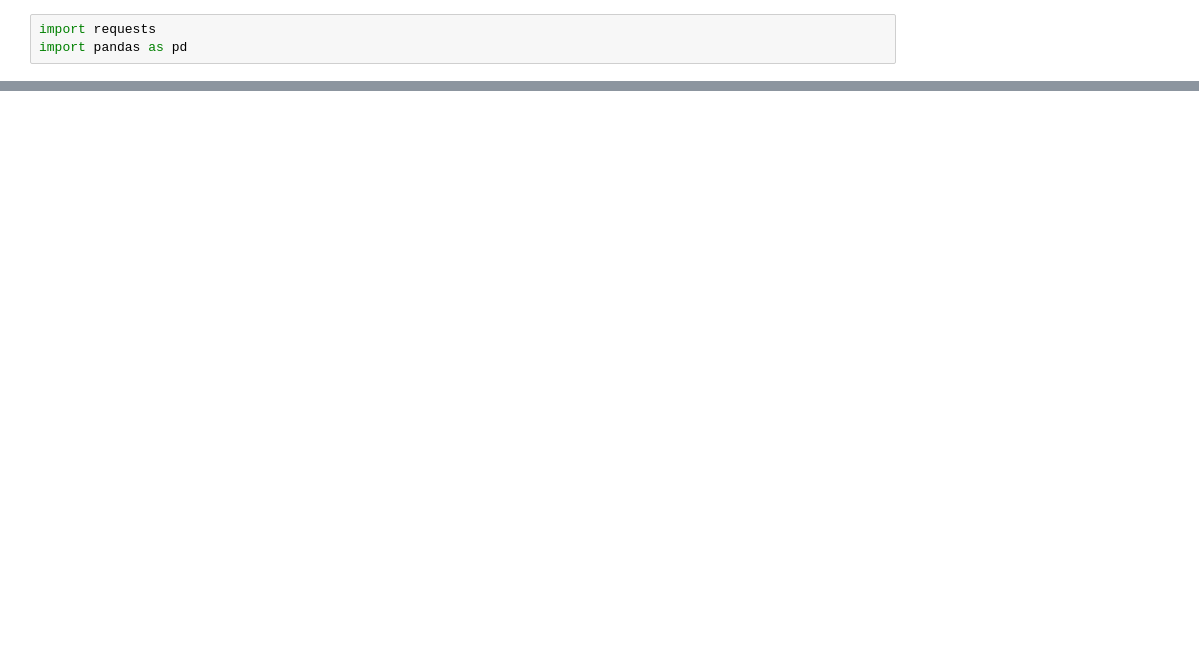
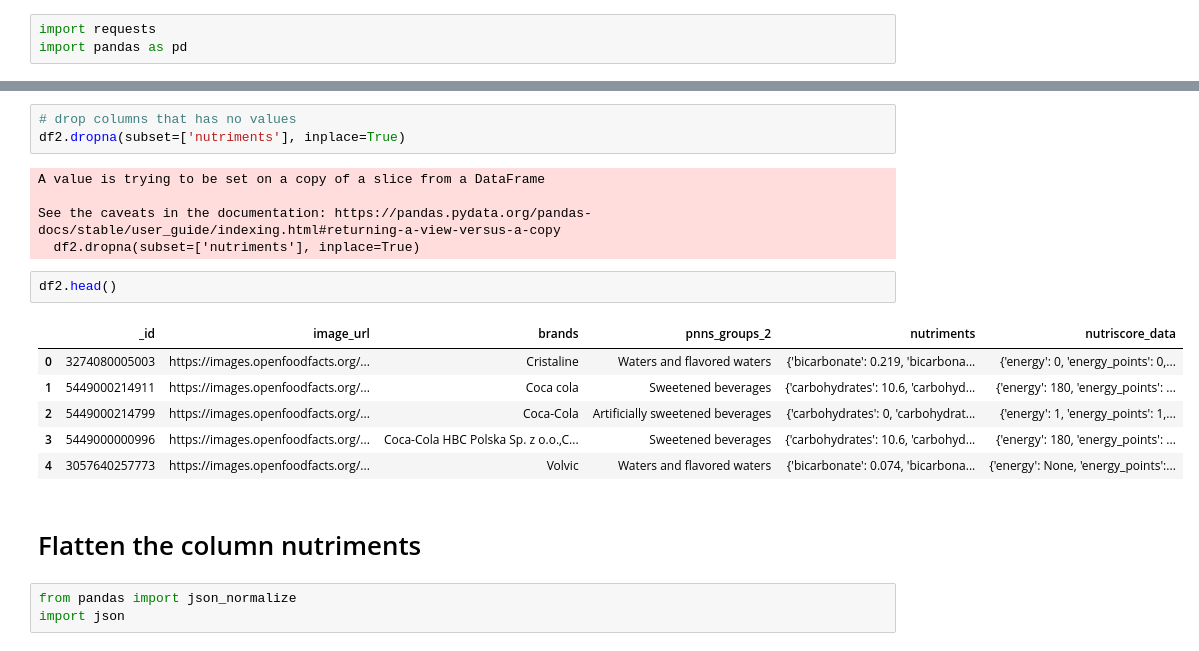
Before and after one commit to risg99/Nutriscore-Label-Decision-Modeling, a Jupyter notebook: code/extract_products_by_category.ipynb, the cells around one changed output, grey strips where cells are left out. Drawn from its saved outputs; the diff is of its cells as text; blank space fills up the shorter version.

```diff
--- a/code/extract_products_by_category.ipynb
+++ b/code/extract_products_by_category.ipynb
@@ -52,0 +73,22 @@ Combined products saved to combined_products.csv
+# %%
+# drop columns that has no values
+df2.dropna(subset=['nutriments'], inplace=True)
+# %% [output]
+A value is trying to be set on a copy of a slice from a DataFrame
+
+See the caveats in the documentation: https://pandas.pydata.org/pandas-docs/stable/user_guide/indexing.html#returning-a-view-versus-a-copy
+  df2.dropna(subset=['nutriments'], inplace=True)
+# %%
+df2.head()
+# %% [output]
+|  | _id | image_url | brands | pnns_groups_2 | nutriments | nutriscore_data |
+| 0 | 3274080005003 | https://images.openfoodfacts.org/... | Cristaline | Waters and flavored waters | {'bicarbonate': 0.219, 'bicarbona... | {'energy': 0, 'energy_points': 0,... |
+| 1 | 5449000214911 | https://images.openfoodfacts.org/... | Coca cola | Sweetened beverages | {'carbohydrates': 10.6, 'carbohyd... | {'energy': 180, 'energy_points': ... |
+| 2 | 5449000214799 | https://images.openfoodfacts.org/... | Coca-Cola | Artificially sweetened beverages | {'carbohydrates': 0, 'carbohydrat... | {'energy': 1, 'energy_points': 1,... |
+| 3 | 5449000000996 | https://images.openfoodfacts.org/... | Coca-Cola HBC Polska Sp. z o.o.,C... | Sweetened beverages | {'carbohydrates': 10.6, 'carbohyd... | {'energy': 180, 'energy_points': ... |
+| 4 | 3057640257773 | https://images.openfoodfacts.org/... | Volvic | Waters and flavored waters | {'bicarbonate': 0.074, 'bicarbona... | {'energy': None, 'energy_points':... |
+# %% [markdown]
+# Flatten the column nutriments
+# %%
+from pandas import json_normalize
+import json
```
Also changed, not shown: parts of 16 cells of this notebook, 1 other file.
